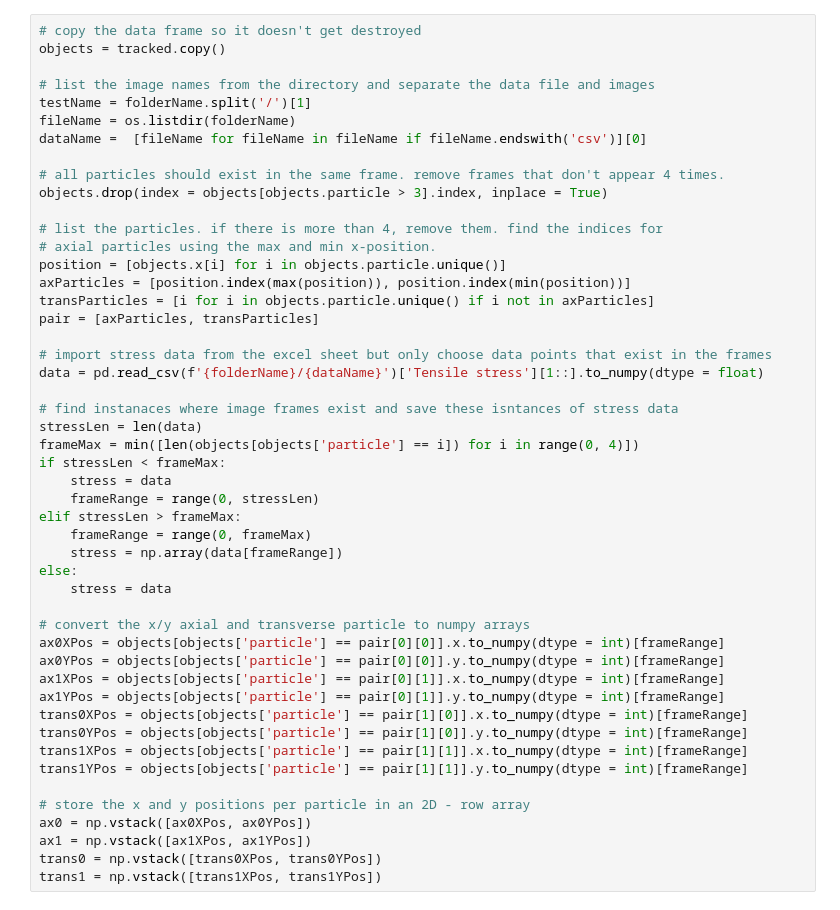
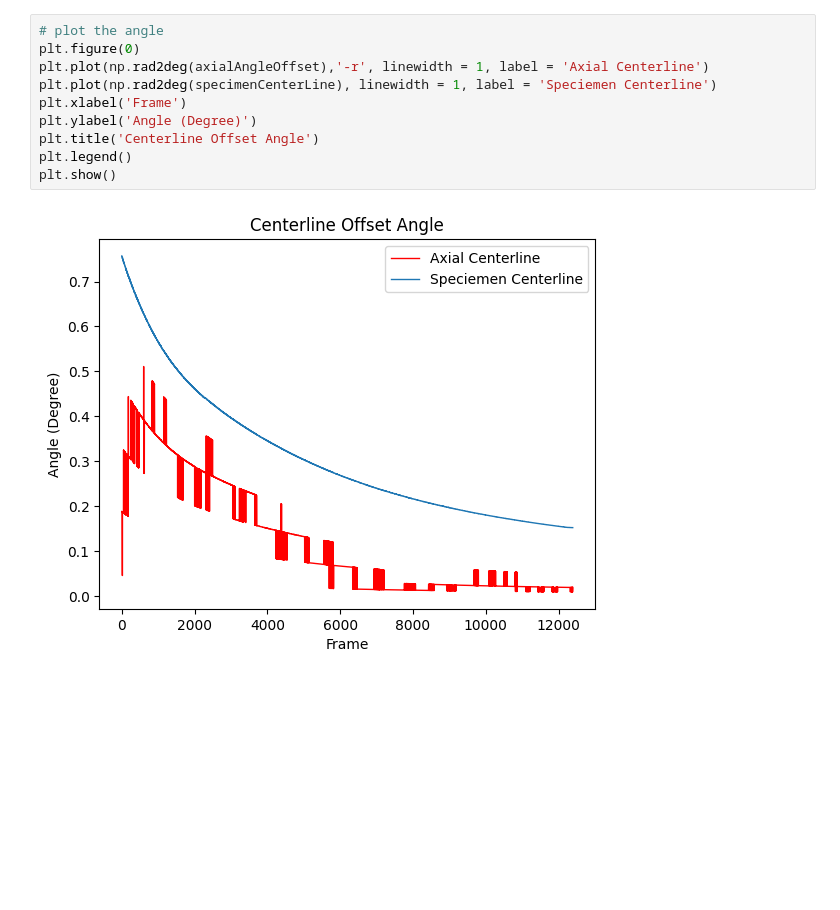
Before and after one commit to TheDuckenEngineer/PVC-Tensile-Experiment, a Jupyter notebook: Strain Processing.ipynb, the cells around one changed output. Cells and saved outputs as stored; diff of their text form; blank space fills up the shorter version.

```diff
--- a/Strain Processing.ipynb
+++ b/Strain Processing.ipynb
@@ -39,51 +41,14 @@ plt.show()
-# %%
-# copy the data frame so it doesn't get destroyed
-objects = tracked.copy()
-
-# list the image names from the directory and separate the data file and images
-testName = folderName.split('/')[1]
-fileName = os.listdir(folderName)
-dataName =  [fileName for fileName in fileName if fileName.endswith('csv')][0]
-
-# all particles should exist in the same frame. remove frames that don't appear 4 times.
-objects.drop(index = objects[objects.particle > 3].index, inplace = True)
-
-# list the particles. if there is more than 4, remove them. find the indices for
-# axial particles using the max and min x-position.
-position = [objects.x[i] for i in objects.particle.unique()]
-axParticles = [position.index(max(position)), position.index(min(position))]
-transParticles = [i for i in objects.particle.unique() if i not in axParticles]
-pair = [axParticles, transParticles]
-
-# import stress data from the excel sheet but only choose data points that exist in the frames
-data = pd.read_csv(f'{folderName}/{dataName}')['Tensile stress'][1::].to_numpy(dtype = float)
-
-# find instanaces where image frames exist and save these isntances of stress data
-stressLen = len(data)
-frameMax = min([len(objects[objects['particle'] == i]) for i in range(0, 4)])
-if stressLen < frameMax:
-    stress = data
-    frameRange = range(0, stressLen)
-elif stressLen > frameMax:
-    frameRange = range(0, frameMax)
-    stress = np.array(data[frameRange])
-else:
-    stress = data
-
-# convert the x/y axial and transverse particle to numpy arrays
-ax0XPos = objects[objects['particle'] == pair[0][0]].x.to_numpy(dtype = int)[frameRange]
-ax0YPos = objects[objects['particle'] == pair[0][0]].y.to_numpy(dtype = int)[frameRange]
-ax1XPos = objects[objects['particle'] == pair[0][1]].x.to_numpy(dtype = int)[frameRange]
-ax1YPos = objects[objects['particle'] == pair[0][1]].y.to_numpy(dtype = int)[frameRange]
-trans0XPos = objects[objects['particle'] == pair[1][0]].x.to_numpy(dtype = int)[frameRange]
-trans0YPos = objects[objects['particle'] == pair[1][0]].y.to_numpy(dtype = int)[frameRange]
-trans1XPos = objects[objects['particle'] == pair[1][1]].x.to_numpy(dtype = int)[frameRange]
-trans1YPos = objects[objects['particle'] == pair[1][1]].y.to_numpy(dtype = int)[frameRange]
-
-# store the x and y positions per particle in an 2D - row array
-ax0 = np.vstack([ax0XPos, ax0YPos])
-ax1 = np.vstack([ax1XPos, ax1YPos])
-trans0 = np.vstack([trans0XPos, trans0YPos])
-trans1 = np.vstack([trans1XPos, trans1YPos])
+# %%
+# plot the angle
+plt.figure(0)
+plt.plot(np.rad2deg(axialAngleOffset),'-r', linewidth = 1, label = 'Axial Centerline')
+plt.plot(np.rad2deg(specimenCenterLine), linewidth = 1, label = 'Speciemen Centerline')
+plt.xlabel('Frame')
+plt.ylabel('Angle (Degree)')
+plt.title('Centerline Offset Angle')
+plt.legend()
+plt.show()
+# %% [output]
+[figure, added]
 # %%
 """Overlay the individual processed data set on a plot"""
```
Also changed, not shown: parts of 5 cells of this notebook, 8 other files.
